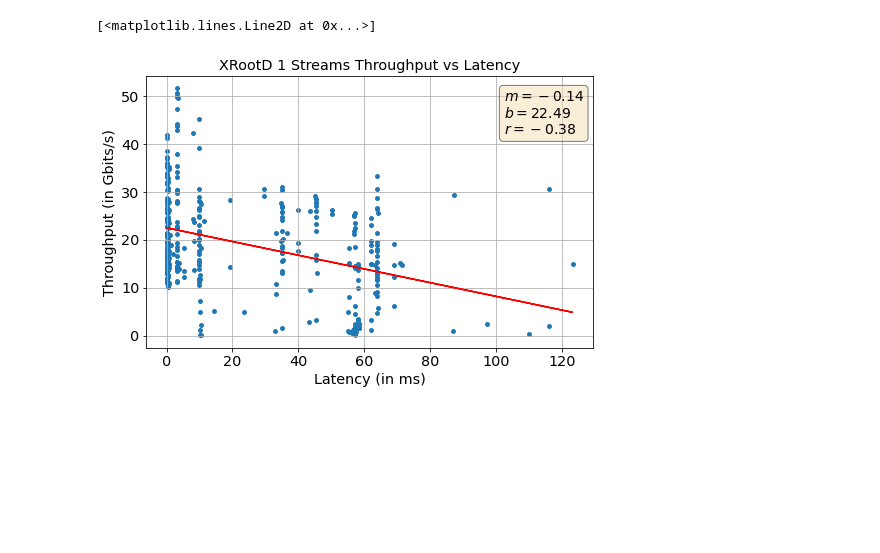
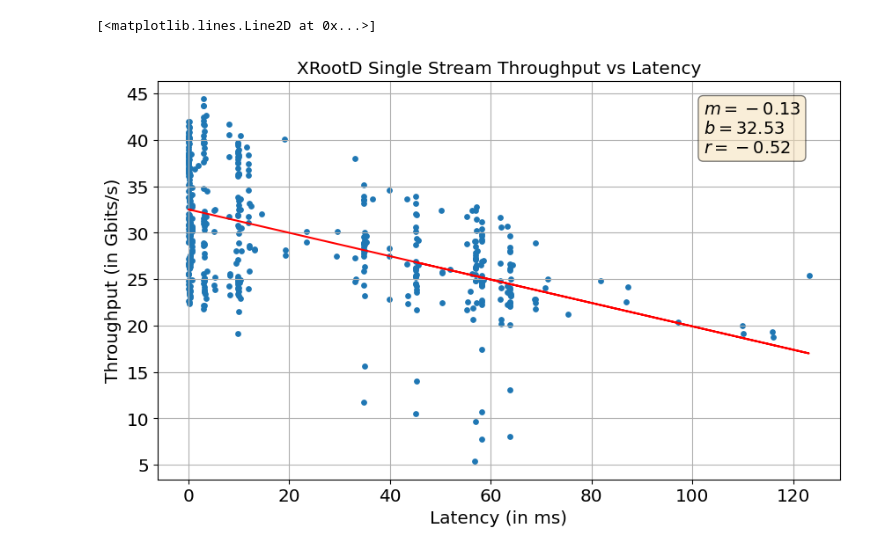
Before and after one commit to aaarora/throughput-latency, a Jupyter notebook: Correlation.ipynb, the cells around one changed output. Cells and saved outputs as stored; diff of their text form; code cells hidden in the pictures; blank space fills up the shorter version.

```diff
--- a/Correlation.ipynb
+++ b/Correlation.ipynb
@@ -6,14 +7,15 @@ from scipy import stats
 # %%
 # matplotlob params
 params = {'legend.fontsize': 'x-large',
-          'figure.figsize': (8, 5),
+          'figure.dpi': 100,
+          'figure.figsize': (10, 6),
           'axes.labelsize': 'x-large',
           'axes.titlesize':'x-large',
           'xtick.labelsize':'x-large',
           'ytick.labelsize':'x-large'}
 plt.rcParams.update(params)
 # %%
-with open('xrootd-8-dataPoints.txt','rb') as f2:
+with open('./dataPoints/run4/xrootd-dataPoints.txt','rb') as f2:
     xrootd_data = pickle.load(f2)
 xrootd_dataArray = np.array(xrootd_data)
 xrootd_x = xrootd_dataArray[:,0]
@@ -42,28 +44,28 @@ ax.plot(xrootd_x, xrootd_m*xrootd_x+xrootd_b,color='red')
 # %%
-with open('dataPoints/xrootd-1-datapoints.txt','rb') as f3:
-    xrootds_data = pickle.load(f3)
-xrootds_dataArray = np.array(xrootds_data)
-xrootds_x = xrootds_dataArray[:,0]
-xrootds_y = xrootds_dataArray[:,1]
+with open('./dataPoints/run4/xrootd-dataPoints-single.txt','rb') as f2:
+    xrootd_single_data = pickle.load(f2)
+xrootd_single_dataArray = np.array(xrootd_single_data)
+xrootd_single_x = xrootd_single_dataArray[:,0]
+xrootd_single_y = xrootd_single_dataArray[:,1]
 
-xrootds_m, xrootds_b, xrootds_r, xrootds_p, xrootds_stderr = stats.linregress(xrootds_x, xrootds_y)
+xrootd_single_m, xrootd_single_b, xrootd_single_r, xrootd_single_p, xrootd_single_stderr = stats.linregress(xrootd_single_x, xrootd_single_y)
 
 fig, ax = plt.subplots()
 textstr = '\n'.join((
-rf'$m = {round(xrootds_m,2)}$',
-rf'$b = {round(xrootds_b,2)}$',
-rf'$r = {round(xrootds_r,2)}$'))
+rf'$m = {round(xrootd_single_m,2)}$',
+rf'$b = {round(xrootd_single_b,2)}$',
+rf'$r = {round(xrootd_single_r,2)}$'))
 
 props = dict(boxstyle='round', facecolor='wheat', alpha=0.5)
 ax.text(0.8, 0.95, textstr, transform=ax.transAxes, fontsize=14,
         verticalalignment='top', bbox=props)
-ax.set_title('XRootD 1 Streams Throughput vs Latency')
+ax.set_title('XRootD Single Stream Throughput vs Latency')
 ax.set_xlabel('Latency (in ms)')
 ax.set_ylabel('Throughput (in Gbits/s)')
 ax.grid(True, which='both')
-ax.scatter(xrootds_x,xrootds_y,s=15)
-ax.plot(xrootds_x, xrootds_m*xrootds_x+xrootds_b,color='red')
+ax.scatter(xrootd_single_x,xrootd_single_y,s=15)
+ax.plot(xrootd_single_x, xrootd_single_m*xrootd_single_x+xrootd_single_b,color='red')
 # %% [output]
 [<matplotlib.lines.Line2D at 0x...>]
-[figure, old version]
+[figure, new version]
 # %%
```
Also changed, not shown: parts of 10 cells of this notebook.
